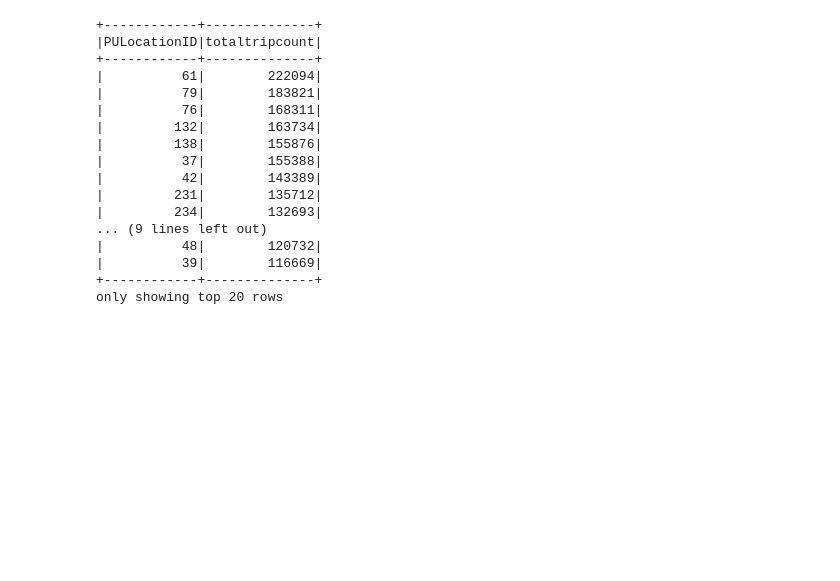
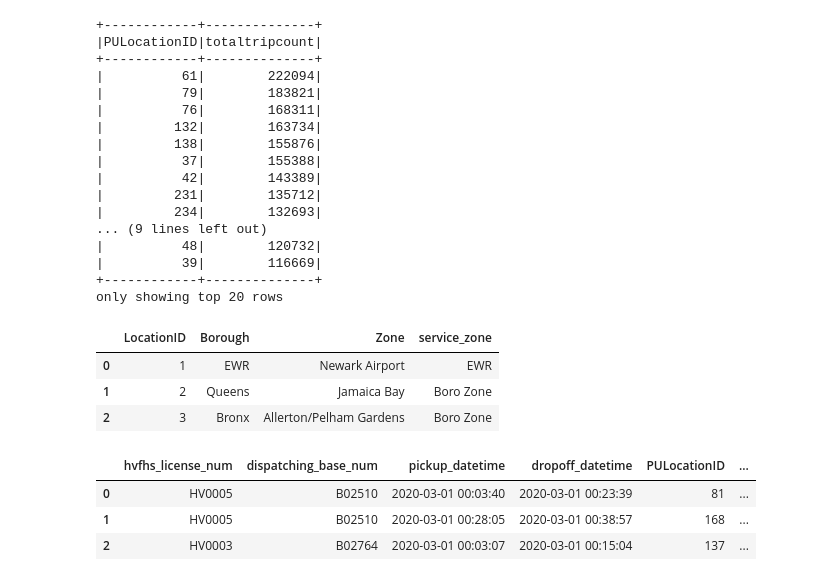
Before and after one commit to sjun4040/practice_virtual-environment, a Jupyter notebook: 05_SparkSQL_DF.ipynb, the cells around one changed output. Drawn from its saved outputs; the diff is of its cells as text; code cells hidden in the pictures; blank space fills up the shorter version.

```diff
--- a/05_SparkSQL_DF.ipynb
+++ b/05_SparkSQL_DF.ipynb
@@ -586,3 +586,11 @@ trip_df.withColumn("PU_DO", concat(col("PULocationID"), col("DOLocationID")))\
 |          39|        116669|
 +------------+--------------+
 only showing top 20 rows
+# %%
+zone_df_pd = zone_df.limit(50).toPandas()
+zone_df_pd.head(3)
+# %% [output]
+|  | LocationID | Borough | Zone | service_zone |
+| 0 | 1 | EWR | Newark Airport | EWR |
+| 1 | 2 | Queens | Jamaica Bay | Boro Zone |
+| 2 | 3 | Bronx | Allerton/Pelham Gardens | Boro Zone |
@@ -589,2 +607,10 @@ only showing top 20 rows
+# %%
+join_df_pd = join_df.limit(50).toPandas()
+join_df_pd.head(3)
+# %% [output]
+|  | hvfhs_license_num | dispatching_base_num | pickup_datetime | dropoff_datetime | PULocationID | ... |
+| 0 | HV0005 | B02510 | 2020-03-01 00:03:40 | 2020-03-01 00:23:39 | 81 | ... |
+| 1 | HV0005 | B02510 | 2020-03-01 00:28:05 | 2020-03-01 00:38:57 | 168 | ... |
+| 2 | HV0003 | B02764 | 2020-03-01 00:03:07 | 2020-03-01 00:15:04 | 137 | ... |
 # %%
 #승차 위치 Borough별 운행 건수
```
Also changed, not shown: parts of 4 cells of this notebook, 1 other file.
